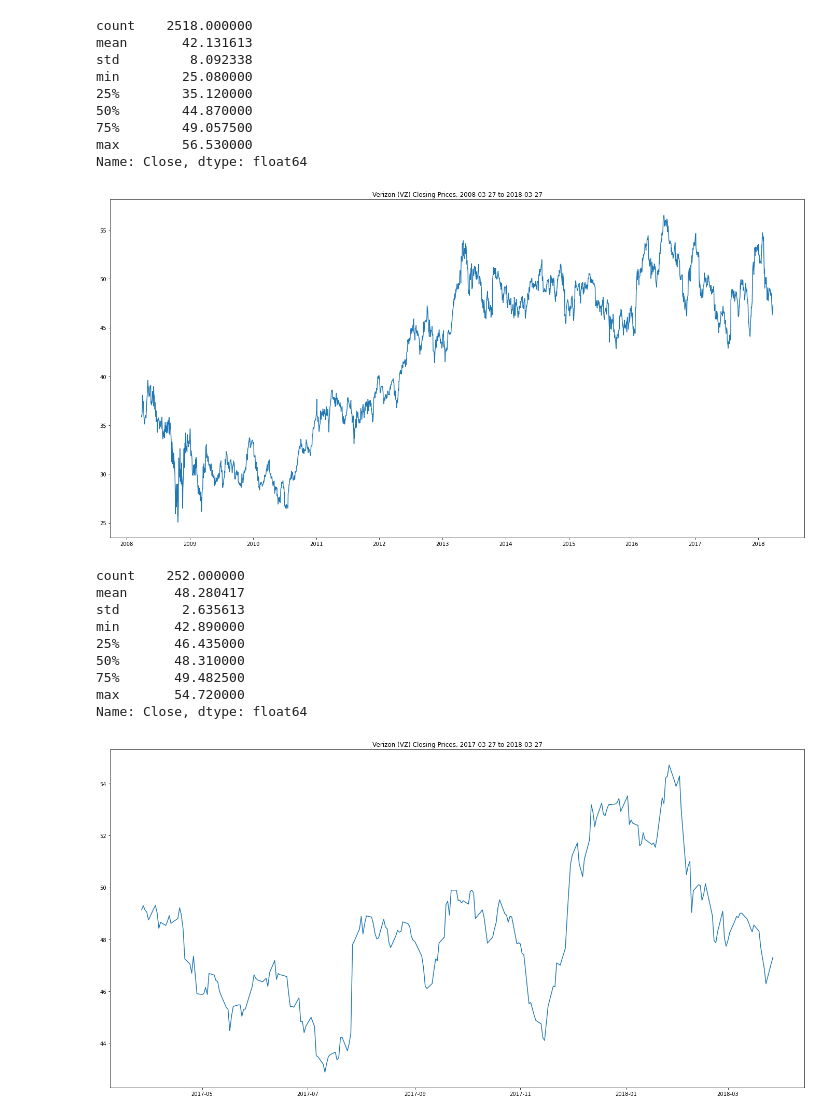
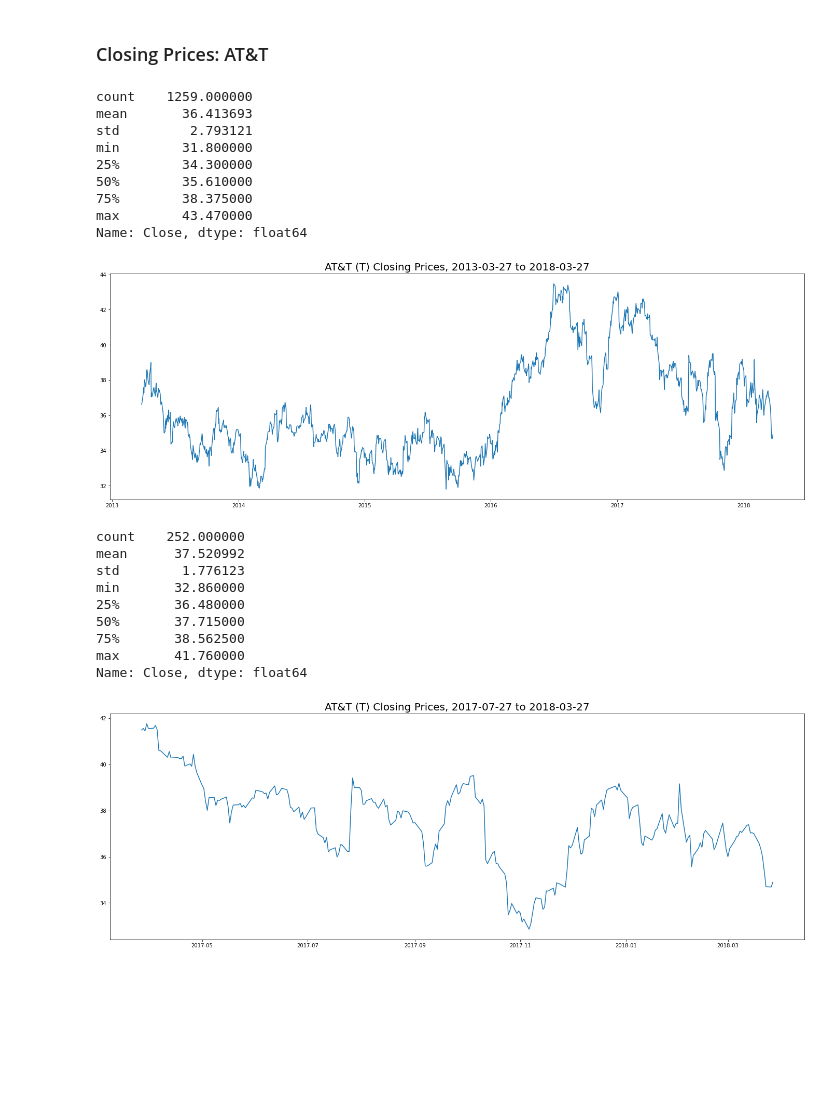
Before and after one commit to knnthchng/StockAnalysis, a Jupyter notebook: StockAnalysis.ipynb, the cells around one changed output. Cells and saved outputs as stored; diff of their text form; code cells hidden in the pictures; blank space fills up the shorter version.

```diff
--- a/StockAnalysis.ipynb
+++ b/StockAnalysis.ipynb
@@ -29,5 +29,5 @@ VZ_df
 # %%
-ATT_url = "https://data.nasdaq.com/api/v3/datasets/WIKI/T.csv?start_date=2008-03-27"
+ATT_url = "https://data.nasdaq.com/api/v3/datasets/WIKI/T.csv?start_date=2013-03-27"
 ATT_df = pd.read_csv(ATT_url)
 
 ATT_df
@@ -180,47 +265,49 @@ TMUS_df.describe()
+# %% [markdown]
+### Closing Prices: AT&T
 # %%
-# Line plot for Verizon's closing prices over time
-y = VZ_df["Close"]
-x = VZ_df["Date"]
+# Line plot for AT&T's closing prices over time
+y = ATT_df["Close"]
+x = ATT_df["Date"]
 
-plt.figure(figsize=(24,12))
-plt.title("Verizon (VZ) Closing Prices, 2008-03-27 to 2018-03-27")
+plt.figure(figsize=(24,8))
+plt.title("AT&T (T) Closing Prices, 2013-03-27 to 2018-03-27", fontsize=20)
 plt.plot(x, y)
 
-print(VZ_df.describe()["Close"])
+print(ATT_df.describe()["Close"])
 # %% [output]
-count    2518.000000
-mean       42.131613
-std         8.092338
-min        25.080000
-25%        35.120000
-50%        44.870000
-75%        49.057500
-max        56.530000
+count    1259.000000
+mean       36.413693
+std         2.793121
+min        31.800000
+25%        34.300000
+50%        35.610000
+75%        38.375000
+max        43.470000
 Name: Close, dtype: float64
-[figure, old version]
+[figure, new version]
 # %%
-# Graph just the past year's worth of data
-mask = (VZ_df["Date"] > '2017-03-26') & (VZ_df["Date"] <= '2018-03-27')
-VZ_1year_df = VZ_df.loc[mask]
+# Charting closing prices for the past year
+mask = (ATT_df["Date"] > '2017-03-26') & (VZ_df["Date"] <= '2018-03-27')
+ATT_1yr_df = ATT_df.loc[mask]
 
-y = VZ_1year_df["Close"]
-x = VZ_1year_df["Date"]
+y = ATT_1yr_df["Close"]
+x = ATT_1yr_df["Date"]
 
-plt.figure(figsize=(24,12))
-plt.title("Verizon (VZ) Closing Prices, 2017-03-27 to 2018-03-27")
+plt.figure(figsize=(24,8))
+plt.title("AT&T (T) Closing Prices, 2017-07-27 to 2018-03-27", fontsize=20)
 plt.plot(x, y)
 
-print(VZ_1year_df.describe()["Close"])
+print(ATT_1yr_df.describe()["Close"])
 # %% [output]
 count    252.000000
-mean      48.280417
-std        2.635613
-min       42.890000
-25%       46.435000
-50%       48.310000
-75%       49.482500
-max       54.720000
+mean      37.520992
+std        1.776123
+min       32.860000
+25%       36.480000
+50%       37.715000
+75%       38.562500
+max       41.760000
 Name: Close, dtype: float64
-[figure, old version]
+[figure, new version]
 # %%
 # Graph the past month's data (from this dataset)
```
Also changed, not shown: parts of 23 cells of this notebook, 3 other files.
